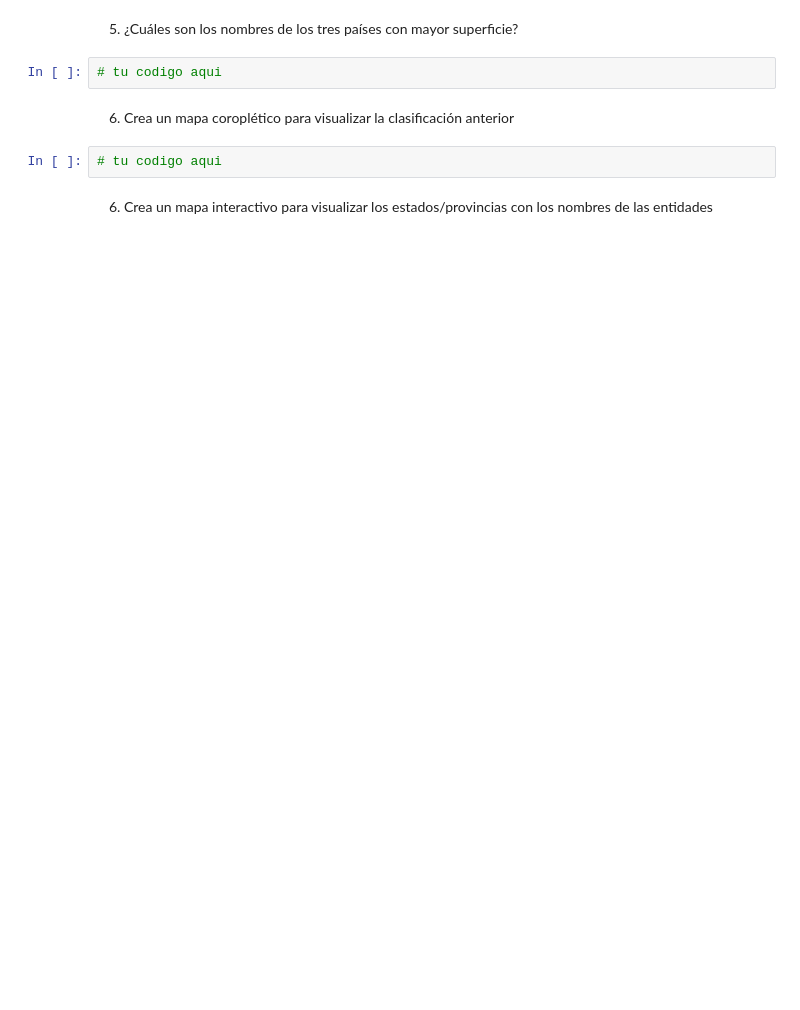
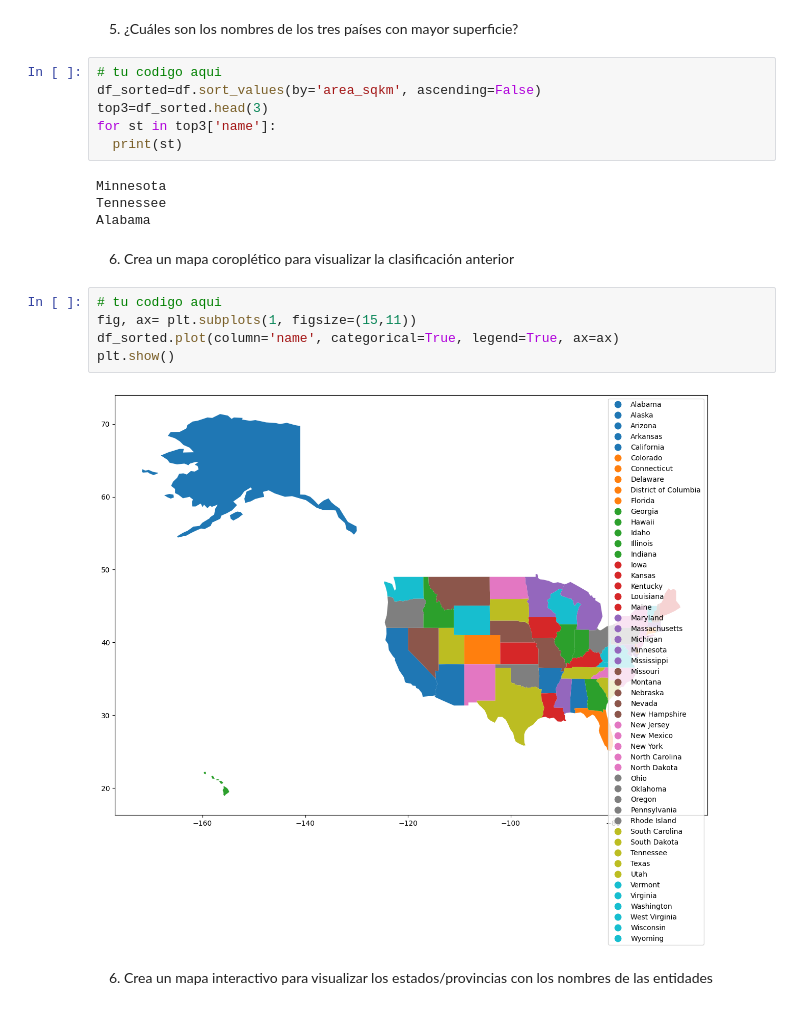
Before and after one commit to elisagzafra/Shapefiles, a Jupyter notebook: tareas/tarea_Giancarlo.ipynb, the cells around one changed output. Drawn from its saved outputs; the diff is of its cells as text; blank space fills up the shorter version.

```diff
--- a/tareas/tarea_Giancarlo.ipynb
+++ b/tareas/tarea_Giancarlo.ipynb
@@ -87,11 +122,24 @@ Index(['scalerank', 'adm1_code', 'diss_me', 'adm1_cod_1', 'iso_3166_2',
 # %% [markdown]
 5.  ¿Cuáles son los nombres de los tres países con mayor superficie?
-# %%
-# tu codigo aqui
+# %%
+# tu codigo aqui
+df_sorted=df.sort_values(by='area_sqkm', ascending=False)
+top3=df_sorted.head(3)
+for st in top3['name']:
+  print(st)
+# %% [output]
+Minnesota
+Tennessee
+Alabama
 # %% [markdown]
 6. Crea un mapa coroplético para visualizar la clasificación anterior
-# %%
-# tu codigo aqui
+# %%
+# tu codigo aqui
+fig, ax= plt.subplots(1, figsize=(15,11))
+df_sorted.plot(column='name', categorical=True, legend=True, ax=ax)
+plt.show()
+# %% [output]
+[figure, added]
 # %% [markdown]
 6. Crea un mapa interactivo para visualizar los estados/provincias con los nombres de las entidades
 # %%
```
Also changed, not shown: parts of 9 cells of this notebook.
